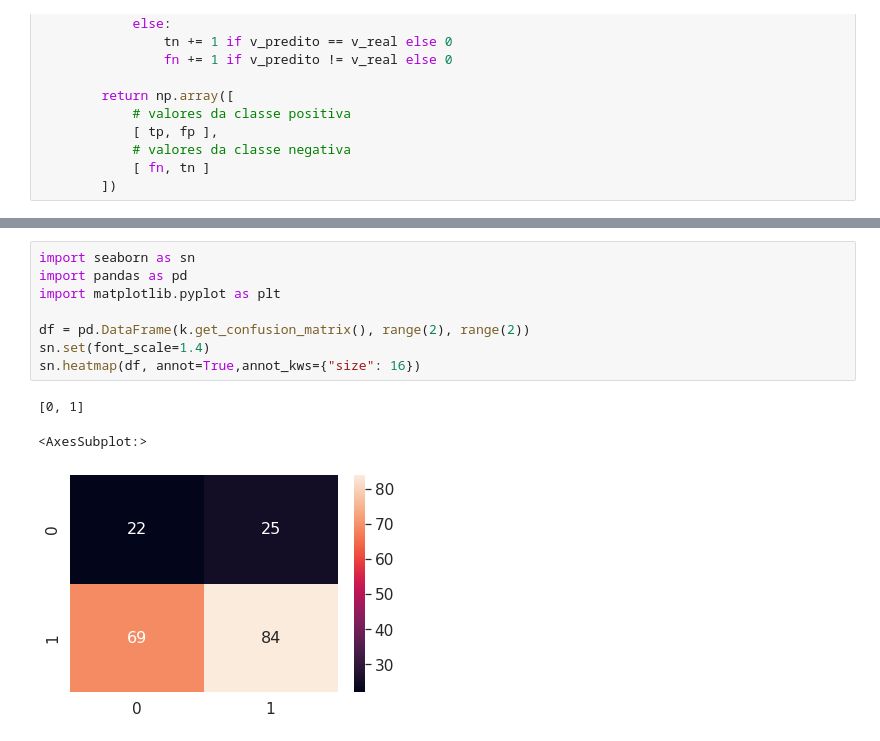
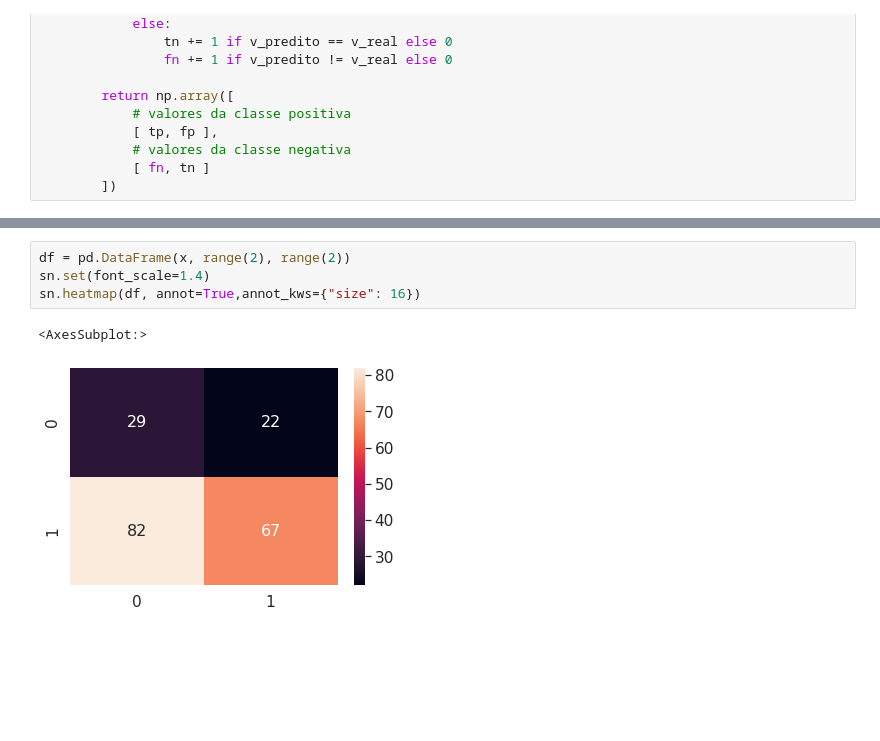
Before and after one commit to josuelopes512/naive-bayes, a Jupyter notebook: naive_bayes.ipynb, the cells around one changed output, grey strips where cells are left out. Cells and saved outputs as stored; diff of their text form; blank space fills up the shorter version.

```diff
--- a/naive_bayes.ipynb
+++ b/naive_bayes.ipynb
@@ -181,12 +182,7 @@ print(x)
 # %%
-import seaborn as sn
-import pandas as pd
-import matplotlib.pyplot as plt
-
-df = pd.DataFrame(k.get_confusion_matrix(), range(2), range(2))
+df = pd.DataFrame(x, range(2), range(2))
 sn.set(font_scale=1.4)
 sn.heatmap(df, annot=True,annot_kws={"size": 16})
 # %% [output]
-[0, 1]
+<AxesSubplot:>
-<AxesSubplot:>
-[figure, old version]
+[figure, new version]
```
Also changed, not shown: parts of 12 cells of this notebook.
